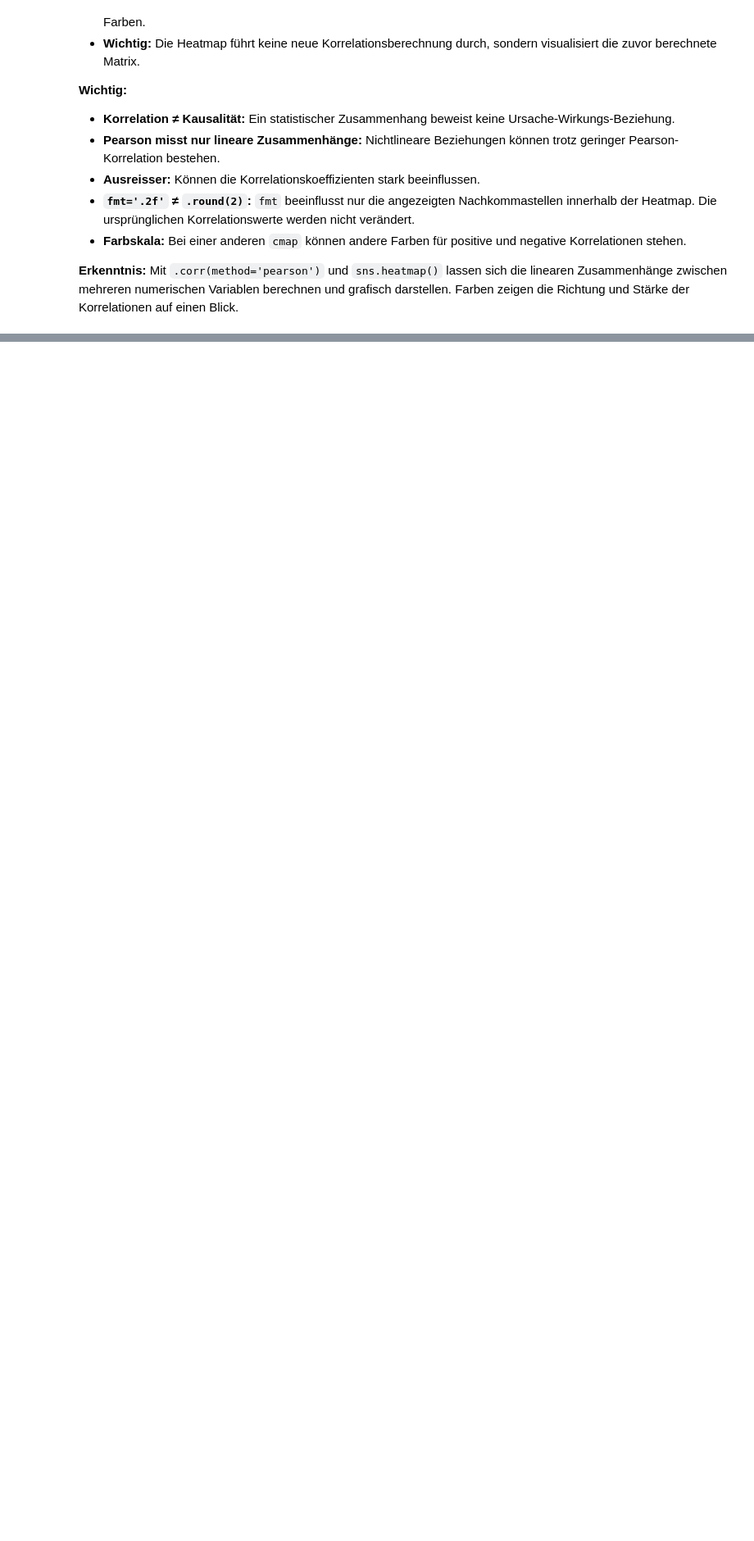
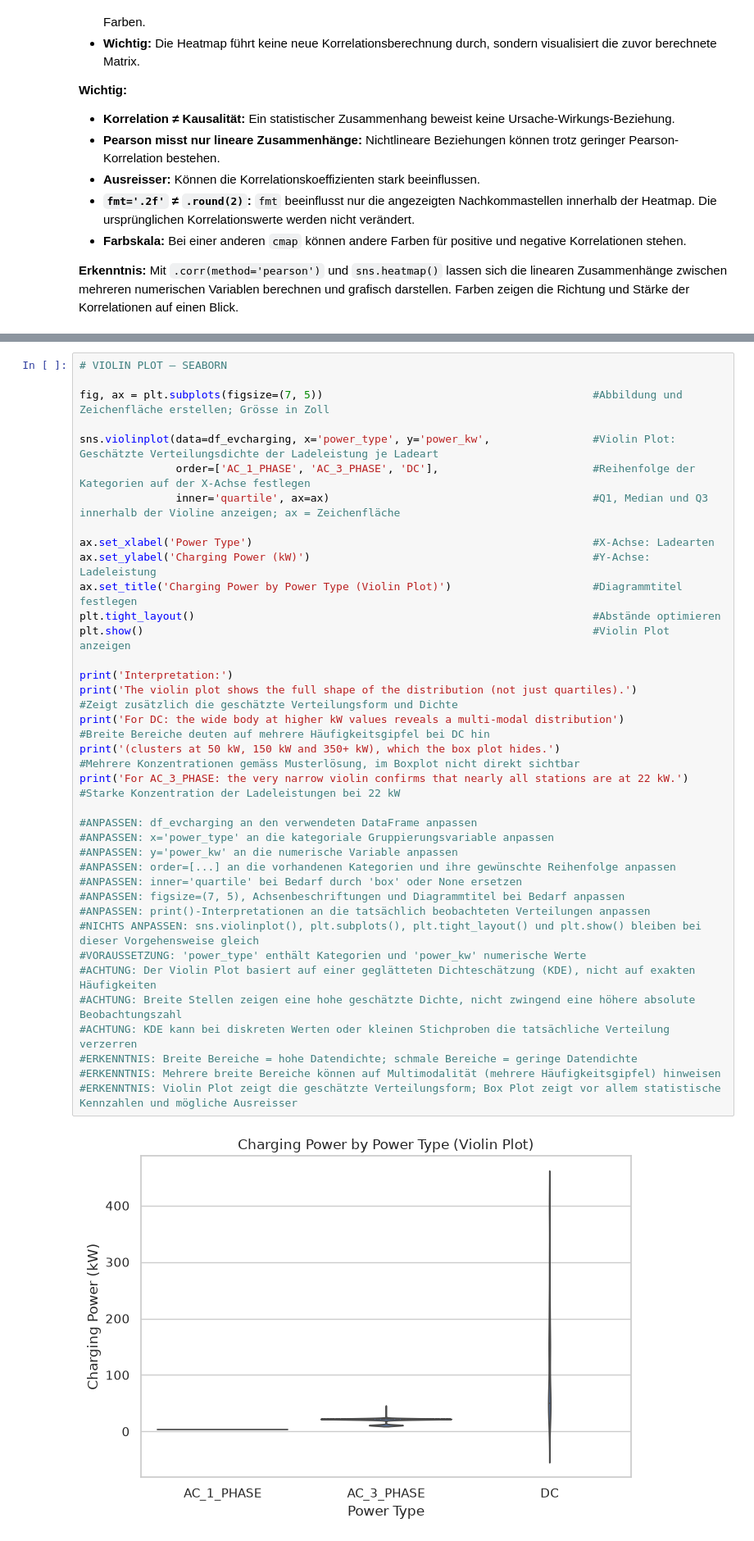
Before and after one commit to pyrat12/DS_HS2026_LNW, a Jupyter notebook: DS_HS2026_LNW_I_Examples/AP02/AP02 V5 EDA/AP02 V5 EDA Spick.ipynb, the cells around one changed output, grey strips where cells are left out. Shown at 82% size. Saved outputs shown, nothing was run; the diff lists cells and outputs as text; blank space fills up the shorter version.

```diff
--- a/DS_HS2026_LNW_I_Examples/AP02/AP02 V5 EDA/AP02 V5 EDA Spick.ipynb
+++ b/DS_HS2026_LNW_I_Examples/AP02/AP02 V5 EDA/AP02 V5 EDA Spick.ipynb
@@ -1078,0 +1421,38 @@ plt.show()                              #Korrelations-Heatmap anzeigen
+# %%
+# VIOLIN PLOT – SEABORN
+
+fig, ax = plt.subplots(figsize=(7, 5))                                          #Abbildung und Zeichenfläche erstellen; Grösse in Zoll
+
+sns.violinplot(data=df_evcharging, x='power_type', y='power_kw',                #Violin Plot: Geschätzte Verteilungsdichte der Ladeleistung je Ladeart
+               order=['AC_1_PHASE', 'AC_3_PHASE', 'DC'],                        #Reihenfolge der Kategorien auf der X-Achse festlegen
+               inner='quartile', ax=ax)                                         #Q1, Median und Q3 innerhalb der Violine anzeigen; ax = Zeichenfläche
+
+ax.set_xlabel('Power Type')                                                     #X-Achse: Ladearten
+ax.set_ylabel('Charging Power (kW)')                                            #Y-Achse: Ladeleistung
+ax.set_title('Charging Power by Power Type (Violin Plot)')                      #Diagrammtitel festlegen
+plt.tight_layout()                                                              #Abstände optimieren
+plt.show()                                                                      #Violin Plot anzeigen
+
+print('Interpretation:')
+print('The violin plot shows the full shape of the distribution (not just quartiles).')         #Zeigt zusätzlich die geschätzte Verteilungsform und Dichte
+print('For DC: the wide body at higher kW values reveals a multi-modal distribution')           #Breite Bereiche deuten auf mehrere Häufigkeitsgipfel bei DC hin
+print('(clusters at 50 kW, 150 kW and 350+ kW), which the box plot hides.')                     #Mehrere Konzentrationen gemäss Musterlösung, im Boxplot nicht direkt sichtbar
+print('For AC_3_PHASE: the very narrow violin confirms that nearly all stations are at 22 kW.') #Starke Konzentration der Ladeleistungen bei 22 kW
+
+#ANPASSEN: df_evcharging an den verwendeten DataFrame anpassen
+#ANPASSEN: x='power_type' an die kategoriale Gruppierungsvariable anpassen
+#ANPASSEN: y='power_kw' an die numerische Variable anpassen
+#ANPASSEN: order=[...] an die vorhandenen Kategorien und ihre gewünschte Reihenfolge anpassen
+#ANPASSEN: inner='quartile' bei Bedarf durch 'box' oder None ersetzen
+#ANPASSEN: figsize=(7, 5), Achsenbeschriftungen und Diagrammtitel bei Bedarf anpassen
+#ANPASSEN: print()-Interpretationen an die tatsächlich beobachteten Verteilungen anpassen
+#NICHTS ANPASSEN: sns.violinplot(), plt.subplots(), plt.tight_layout() und plt.show() bleiben bei dieser Vorgehensweise gleich
+#VORAUSSETZUNG: 'power_type' enthält Kategorien und 'power_kw' numerische Werte
+#ACHTUNG: Der Violin Plot basiert auf einer geglätteten Dichteschätzung (KDE), nicht auf exakten Häufigkeiten
+#ACHTUNG: Breite Stellen zeigen eine hohe geschätzte Dichte, nicht zwingend eine höhere absolute Beobachtungszahl
+#ACHTUNG: KDE kann bei diskreten Werten oder kleinen Stichproben die tatsächliche Verteilung verzerren
+#ERKENNTNIS: Breite Bereiche = hohe Datendichte; schmale Bereiche = geringe Datendichte
+#ERKENNTNIS: Mehrere breite Bereiche können auf Multimodalität (mehrere Häufigkeitsgipfel) hinweisen
+#ERKENNTNIS: Violin Plot zeigt die geschätzte Verteilungsform; Box Plot zeigt vor allem statistische Kennzahlen und mögliche Ausreisser
+# %% [output]
+[figure, added]
```
Also changed, not shown: parts of 9 cells of this notebook, 2 other files.
